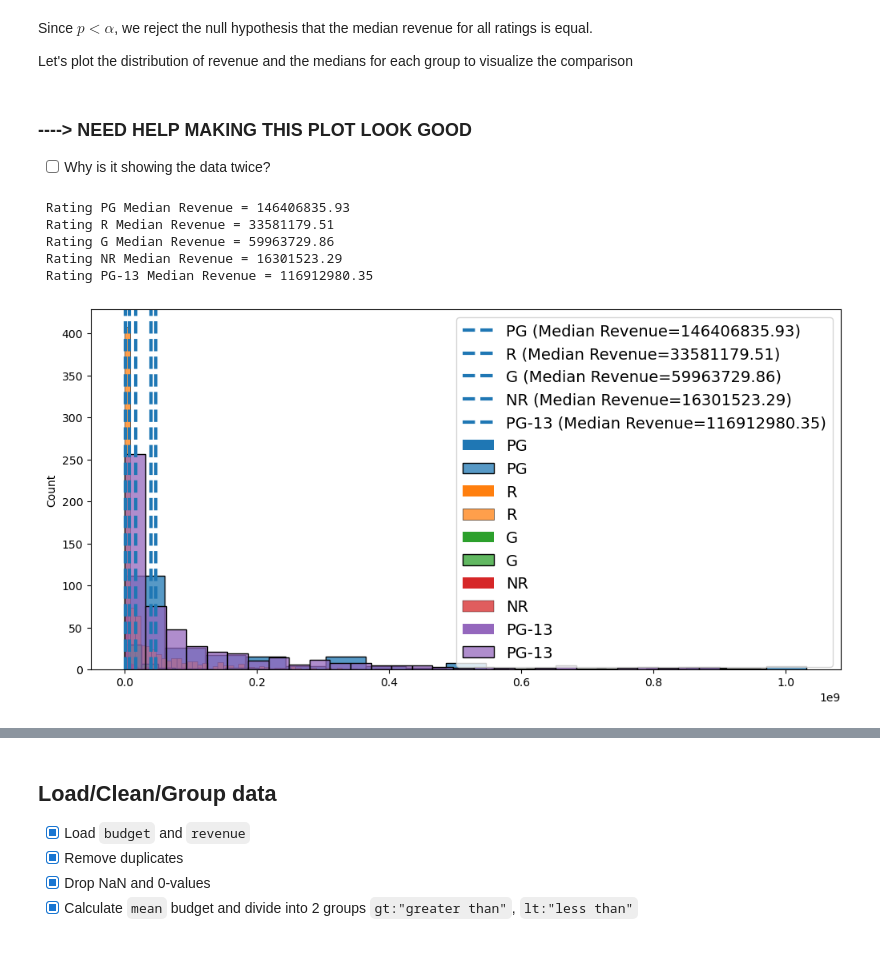
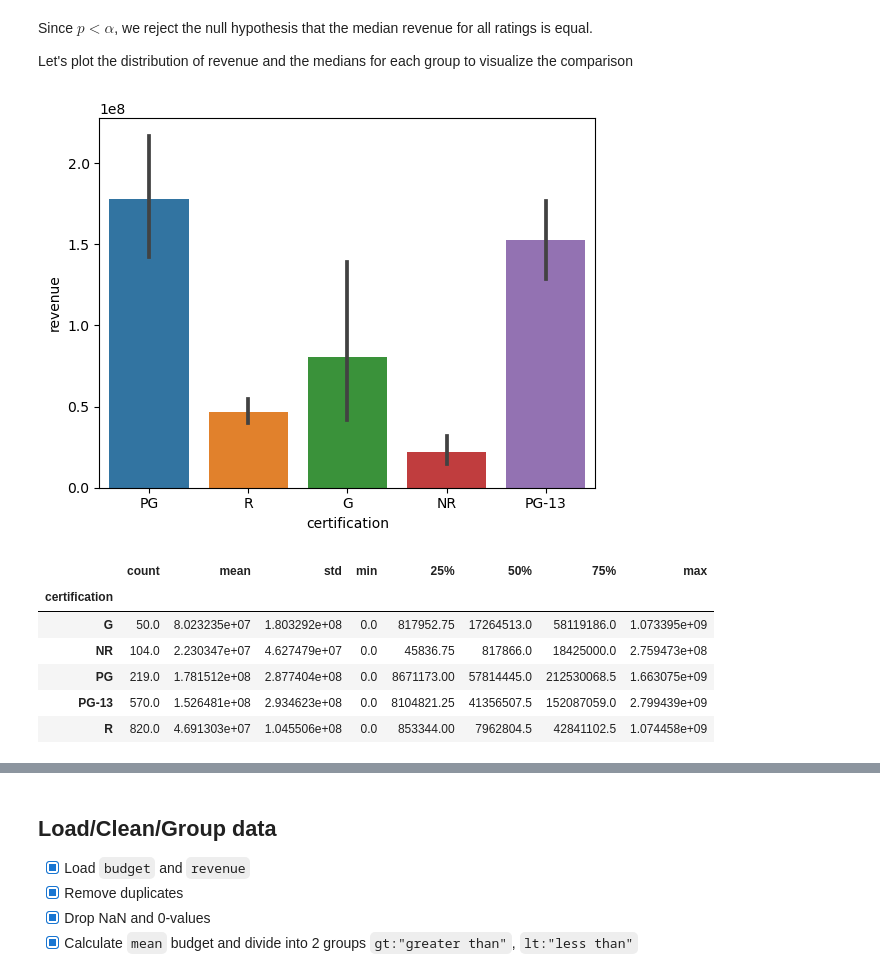
Before and after one commit to jonmessier/IMDB-recomendation, a Jupyter notebook: Project 3 - Part 4 - Hypothesis testing.ipynb, the cells around one changed output, grey strips where cells are left out. Cells and saved outputs as stored; diff of their text form; code cells hidden in the pictures.

```diff
--- a/Project 3 - Part 4 - Hypothesis testing.ipynb
+++ b/Project 3 - Part 4 - Hypothesis testing.ipynb
@@ -267,22 +271,17 @@ KruskalResult(statistic=230.3177385874439, pvalue=1.1276930384176964e-48)
 Since $p<\alpha$, we reject the null hypothesis that the median revenue for all ratings is equal.
 
 Let's plot the distribution of revenue and the medians for each group to visualize the comparison
-# %% [markdown]
-### ----> NEED HELP MAKING THIS PLOT LOOK GOOD
-- [ ] Why is it showing the data twice?
-# %%
-fig, ax = plt.subplots(figsize= (10,5), constrained_layout=True);
-
-for i in groups.keys():
-    print(f" Rating {i} Median Revenue = {np.mean(groups[i]):.2f}")
-    ax  = sns.histplot(data = groups[i].values, label=i,ax=ax)
-    ax.axvline(np.median(groups[i]), ls='--',lw=3,
-           label=f"{i} (Median Revenue={np.mean(groups[i]):.2f})");
-    ax.legend(prop={"size":14}, loc='upper right')
-# %% [output]
- Rating PG Median Revenue = 146406835.93
- Rating R Median Revenue = 33581179.51
- Rating G Median Revenue = 59963729.86
- Rating NR Median Revenue = 16301523.29
- Rating PG-13 Median Revenue = 116912980.35
-[figure, removed]
+# %%
+sns.barplot(data = df, x='certification', y='revenue');
+# %% [output]
+[figure, added]
+# %%
+df.groupby('certification')['revenue'].describe(include='all')
+# %% [output]
+|  | count | mean | std | min | 25% | 50% | 75% | max |
+| certification |  |  |  |  |  |  |  |  |
+| G | 50.0 | 8.023235e+07 | 1.803292e+08 | 0.0 | 817952.75 | 17264513.0 | 58119186.0 | 1.073395e+09 |
+| NR | 104.0 | 2.230347e+07 | 4.627479e+07 | 0.0 | 45836.75 | 817866.0 | 18425000.0 | 2.759473e+08 |
+| PG | 219.0 | 1.781512e+08 | 2.877404e+08 | 0.0 | 8671173.00 | 57814445.0 | 212530068.5 | 1.663075e+09 |
+| PG-13 | 570.0 | 1.526481e+08 | 2.934623e+08 | 0.0 | 8104821.25 | 41356507.5 | 152087059.0 | 2.799439e+09 |
+| R | 820.0 | 4.691303e+07 | 1.045506e+08 | 0.0 | 853344.00 | 7962804.5 | 42841102.5 | 1.074458e+09 |
```
Also changed, not shown: parts of 61 cells of this notebook.
